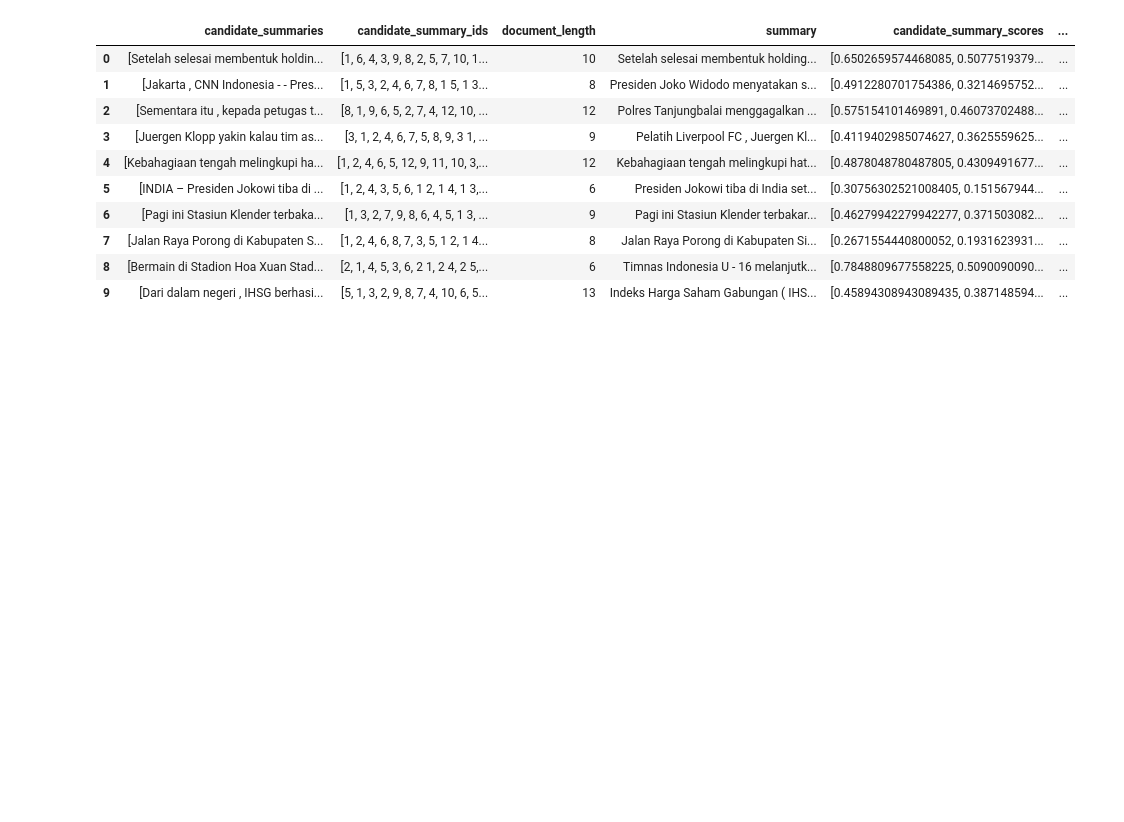
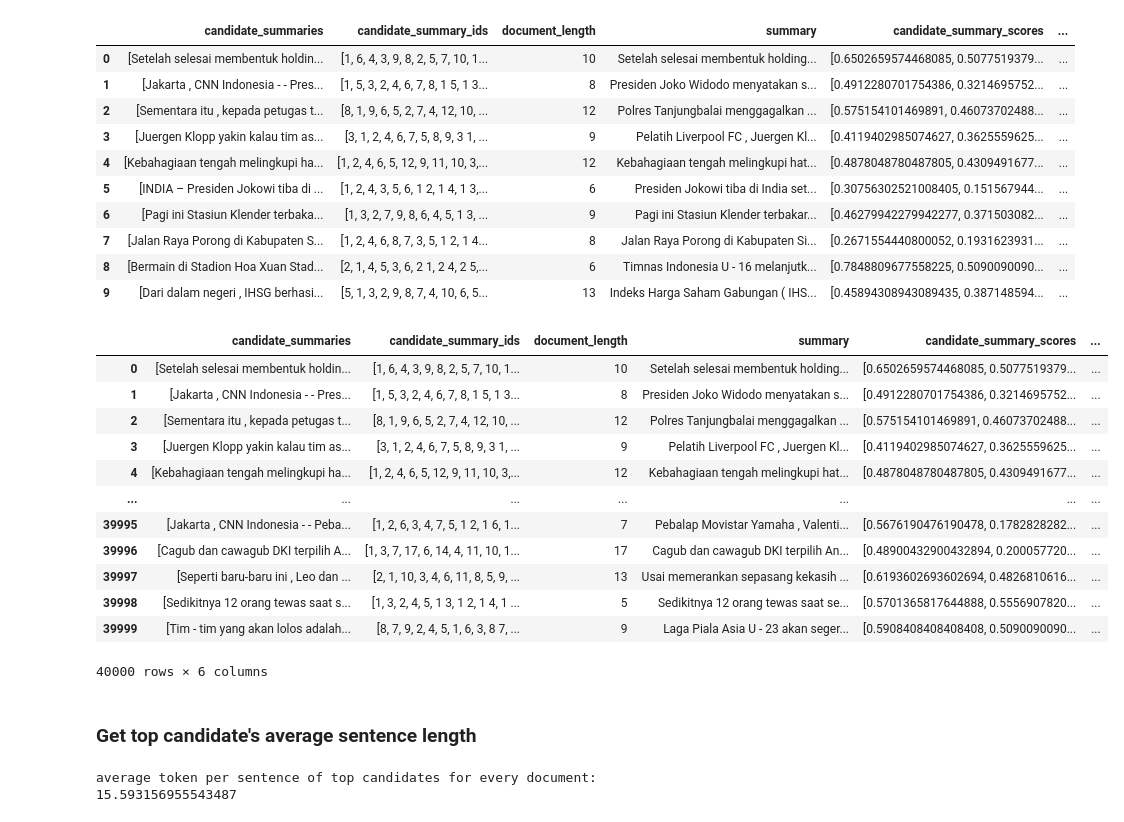
Before and after one commit to chilldenaya/refresh-bert, a Jupyter notebook: scripts/estimate_oracle_indosum.ipynb, the cells around one changed output. Cells and saved outputs as stored; diff of their text form; code cells hidden in the pictures; blank space fills up the shorter version.

Commit message:
add average token per sentence of top candidate for every document

```diff
--- a/scripts/estimate_oracle_indosum.ipynb
+++ b/scripts/estimate_oracle_indosum.ipynb
@@ -248,3 +248,40 @@ with open(f"../data/indosum/indosum{len(df_indosum_candidate_summary)}.train.lab
         file.write("\n")
 # %%
 df_indosum_candidate_summary.to_pickle(f"../data/indosum/df_indosum_candidate_summary_{len(df_indosum_candidate_summary)}.pickle")
+# %%
+df_indosum_candidate_summary
+# %% [output]
+|  | candidate_summaries | candidate_summary_ids | document_length | summary | candidate_summary_scores | ... |
+| 0 | [Setelah selesai membentuk holdin... | [1, 6, 4, 3, 9, 8, 2, 5, 7, 10, 1... | 10 | Setelah selesai membentuk holding... | [0.6502659574468085, 0.5077519379... | ... |
+| 1 | [Jakarta , CNN Indonesia - - Pres... | [1, 5, 3, 2, 4, 6, 7, 8, 1 5, 1 3... | 8 | Presiden Joko Widodo menyatakan s... | [0.4912280701754386, 0.3214695752... | ... |
+| 2 | [Sementara itu , kepada petugas t... | [8, 1, 9, 6, 5, 2, 7, 4, 12, 10, ... | 12 | Polres Tanjungbalai menggagalkan ... | [0.575154101469891, 0.46073702488... | ... |
+| 3 | [Juergen Klopp yakin kalau tim as... | [3, 1, 2, 4, 6, 7, 5, 8, 9, 3 1, ... | 9 | Pelatih Liverpool FC , Juergen Kl... | [0.4119402985074627, 0.3625559625... | ... |
+| 4 | [Kebahagiaan tengah melingkupi ha... | [1, 2, 4, 6, 5, 12, 9, 11, 10, 3,... | 12 | Kebahagiaan tengah melingkupi hat... | [0.4878048780487805, 0.4309491677... | ... |
+| ... | ... | ... | ... | ... | ... | ... |
+| 39995 | [Jakarta , CNN Indonesia - - Peba... | [1, 2, 6, 3, 4, 7, 5, 1 2, 1 6, 1... | 7 | Pebalap Movistar Yamaha , Valenti... | [0.5676190476190478, 0.1782828282... | ... |
+| 39996 | [Cagub dan cawagub DKI terpilih A... | [1, 3, 7, 17, 6, 14, 4, 11, 10, 1... | 17 | Cagub dan cawagub DKI terpilih An... | [0.48900432900432894, 0.200057720... | ... |
+| 39997 | [Seperti baru-baru ini , Leo dan ... | [2, 1, 10, 3, 4, 6, 11, 8, 5, 9, ... | 13 | Usai memerankan sepasang kekasih ... | [0.6193602693602694, 0.4826810616... | ... |
+| 39998 | [Sedikitnya 12 orang tewas saat s... | [1, 3, 2, 4, 5, 1 3, 1 2, 1 4, 1 ... | 5 | Sedikitnya 12 orang tewas saat se... | [0.5701365817644888, 0.5556907820... | ... |
+| 39999 | [Tim - tim yang akan lolos adalah... | [8, 7, 9, 2, 4, 5, 1, 6, 3, 8 7, ... | 9 | Laga Piala Asia U - 23 akan seger... | [0.5908408408408408, 0.5090090090... | ... |
+40000 rows × 6 columns
+# %% [markdown]
+### Get top candidate's average sentence length
+# %%
+sentence_length_sum = 0
+total_sentence = 0
+for i, row in df_indosum_candidate_summary.iterrows():
+    top_10_candidates = row["top_10_candidates"]
+    top_candidate_sentences_idx = top_10_candidates[0][0]
+    top_candidate_summary_id_idx = row["candidate_summary_ids"].index(top_candidate_sentences_idx)
+
+
+    top_candidate_txt = row["candidate_summaries"][top_candidate_summary_id_idx]
+    top_candidate_sentences = top_candidate_txt.split(".")
+
+    for sentence in top_candidate_sentences:
+        total_sentence += 1
+        sentence_length_sum += len(sentence.split(" "))
+
+print(f"average token per sentence of top candidates for every document: {sentence_length_sum/total_sentence}")
+# %% [output]
+average token per sentence of top candidates for every document: 15.593156955543487
```
